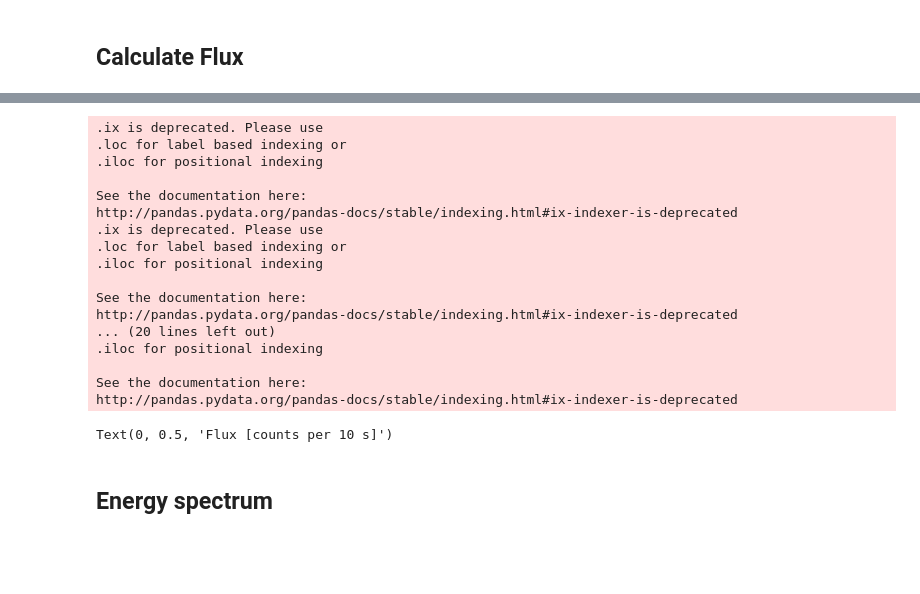
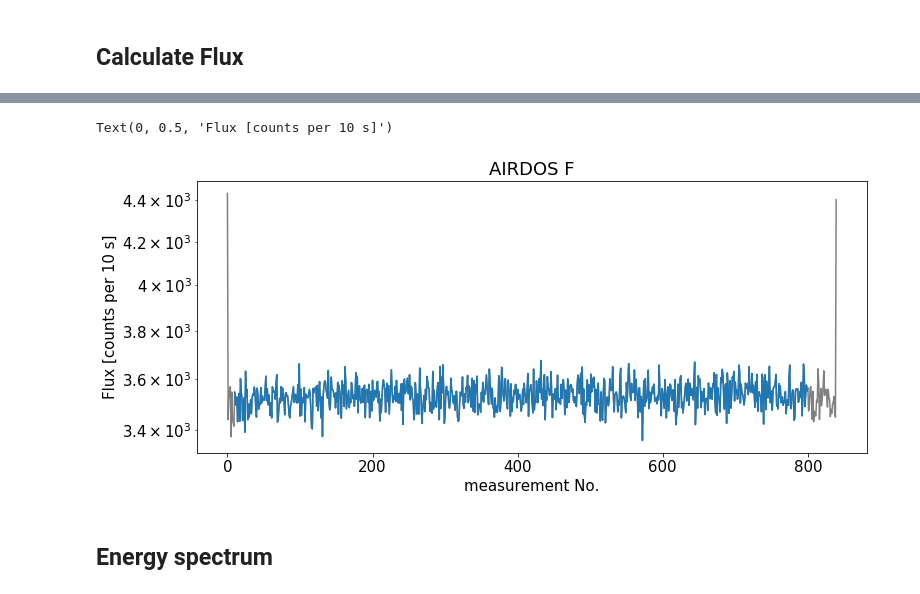
Before and after one commit to ODZ-UJF-AV-CR/AIRDOS-parser, a Jupyter notebook: AIRDOS-F.ipynb, the cells around one changed output, grey strips where cells are left out. Cells and saved outputs as stored; diff of their text form; code cells hidden in the pictures; blank space fills up the shorter version.

```diff
--- a/AIRDOS-F.ipynb
+++ b/AIRDOS-F.ipynb
@@ -23,6 +23,8 @@ Populating the interactive namespace from numpy and matplotlib
 #fto = './data/AIRDOS/RUN01_03/F1.TXT' #  File to Open
 #fto = './data/AIRDOS/RUN04_23/F1.TXT' #  File to Open
 fto = './data/DATALOG.TXT' #  File to Open
+fto = '/storage/experiments/2021/05_AIRDOSC_kalibrace/NaITl/DATALOG.txt' #  File to Open
+fto = '/storage/experiments/2019/05_PuAm/DD/DATALOG.TXT' #  File to Open
 
 print (fto)
 
@@ -30,7 +32,7 @@ l=[]
 #l.extend(range(0,261))
 #l.extend(range(0,501))
 l.extend(range(0,258))
-df = pd.read_csv(fto, sep=',', header=None, names=l, comment='*')#,engine='python' )
+df = pd.read_csv(fto, sep=',', header=None, names=l, comment='*', low_memory=False)#,engine='python' )
 #df = pd.read_csv(fto, sep=',', header=None, comment='*')#,engine='python' )
 df = df.reset_index(drop=True)
 
@@ -69,7 +86,8 @@ df.drop(df[df.index > 100].index, inplace=True)
 # %% [markdown]
 ## Calculate Flux
 # %%
-%matplotlib notebook
+#%matplotlib notebook
+
 rc = df.loc[df[0]=='$CANDY']
 #!!!!!!!!!!!!!!!!!!!!!!!!!!!!!!!!!!
 #rc = rc.loc[rc[257]<=255]
@@ -80,13 +98,13 @@ rc = rc.apply(pd.to_numeric, errors='coerce')
 
 #rc.to_csv('ble.txt')
 
-rc['sum'] = rc.iloc[:,9:255].sum(axis=1)
+rc['sum'] = rc.iloc[:,14:255].sum(axis=1)
 
 plt.figure(figsize=(12,5))
 matplotlib.rcParams.update({'font.size': 15})
 
 #rc['sum'].plot()
-rc.ix[0:,'sum'].plot(c='gray')
+rc.loc[0:,'sum'].plot(c='gray')
 plt.yscale('log')
 
 #plt.ylim([0,50])
@@ -123,18 +141,18 @@ e9 = [1600,1750]
 #'''
 
 e = 950
-e1 = [0,0]
+e1 = [10,800]
 e2 = [0,0]
 e3 = [0,0]
 e4 = [0,0]
 e5 = [0,0]
 
 
-rc.ix[e1[0]:e1[1],'sum'].plot()
-rc.ix[e2[0]:e2[1],'sum'].plot()
-rc.ix[e3[0]:e3[1],'sum'].plot()
-rc.ix[e4[0]:e4[1],'sum'].plot()
-rc.ix[e5[0]:e5[1],'sum'].plot()
+rc.iloc[e1[0]:e1[1]]['sum'].plot()
+rc.iloc[e2[0]:e2[1]]['sum'].plot()
+rc.iloc[e3[0]:e3[1]]['sum'].plot()
+rc.iloc[e4[0]:e4[1]]['sum'].plot()
+rc.iloc[e5[0]:e5[1]]['sum'].plot()
 #rc.ix[e6[0]:e6[1],'sum'].plot()
 #rc.ix[e7[0]:e7[1],'sum'].plot()
 #rc.ix[e8[0]:e8[1],'sum'].plot()
@@ -156,21 +172,5 @@ plt.ylabel('Flux [counts per 10 s]')
-.ix is deprecated. Please use
-.loc for label based indexing or
-.iloc for positional indexing
-
-See the documentation here:
-http://pandas.pydata.org/pandas-docs/stable/indexing.html#ix-indexer-is-deprecated
-.ix is deprecated. Please use
-.loc for label based indexing or
-.iloc for positional indexing
-
-See the documentation here:
-http://pandas.pydata.org/pandas-docs/stable/indexing.html#ix-indexer-is-deprecated
-... (20 lines left out)
-.iloc for positional indexing
-
-See the documentation here:
-http://pandas.pydata.org/pandas-docs/stable/indexing.html#ix-indexer-is-deprecated
+Text(0, 0.5, 'Flux [counts per 10 s]')
-Text(0, 0.5, 'Flux [counts per 10 s]')
+[figure, added]
 # %% [markdown]
 ## Energy spectrum
 # %%
```
Also changed, not shown: parts of 9 cells of this notebook.
